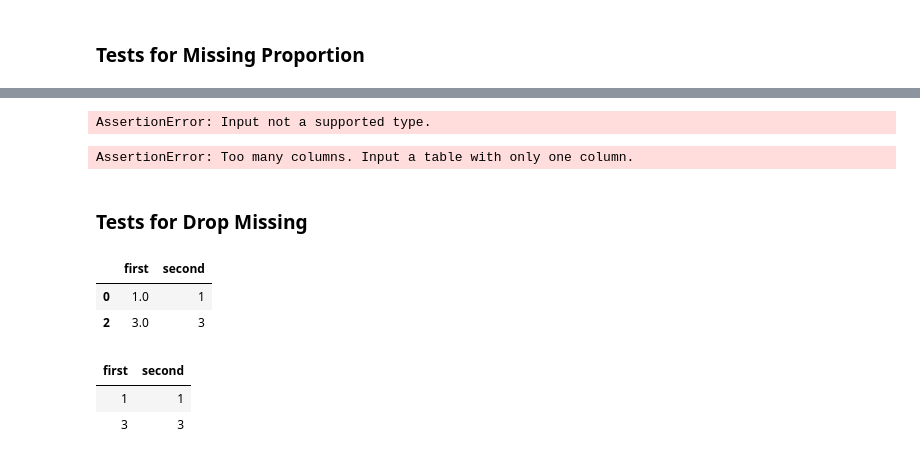
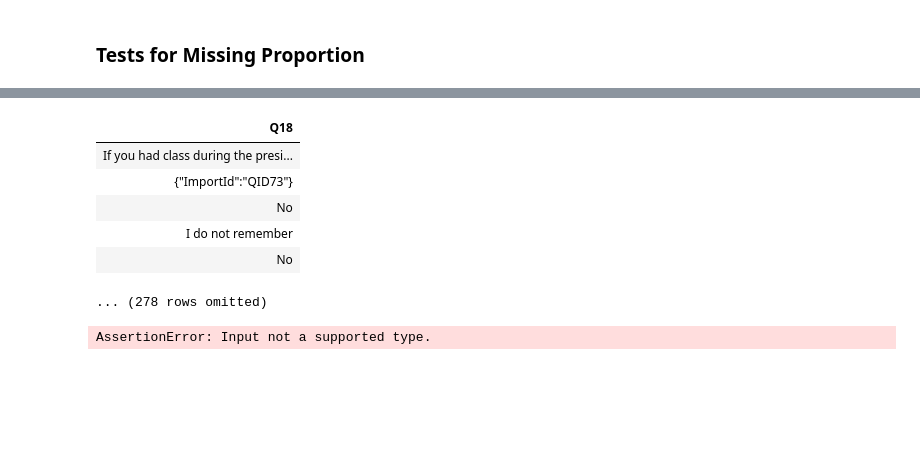
Before and after one commit to ds-modules/surveydata, a Jupyter notebook: DataCleaning Tests.ipynb, the cells around one changed output, grey strips where cells are left out. Cells and saved outputs as stored; diff of their text form; code cells hidden in the pictures; blank space fills up the shorter version.

```diff
--- a/DataCleaning Tests.ipynb
+++ b/DataCleaning Tests.ipynb
@@ -51 +133,11 @@ missing_proportion(table_column)
+# %%
+drop_missing_rows(survey_table, 'Q18').select('Q18').show(5)
+# %% [output]
+| Q18 |
+| If you had class during the presi... |
+| {"ImportId":"QID73"} |
+| No |
+| I do not remember |
+| No |
+... (278 rows omitted)
 # %%
@@ -53,20 +145,2 @@ missing_proportion([1,2,3])
 # %% [output]
 AssertionError: Input not a supported type.
-# %%
-missing_proportion(table)
-# %% [output]
-AssertionError: Too many columns. Input a table with only one column.
-# %% [markdown]
-### Tests for Drop Missing
-# %%
-drop_missing(frame)
-# %% [output]
-|  | first | second |
-| 0 | 1.0 | 1 |
-| 2 | 3.0 | 3 |
-# %%
-drop_missing(table)
-# %% [output]
-| first | second |
-| 1 | 1 |
-| 3 | 3 |
```
Also changed, not shown: parts of 29 cells of this notebook, 1 other file.
